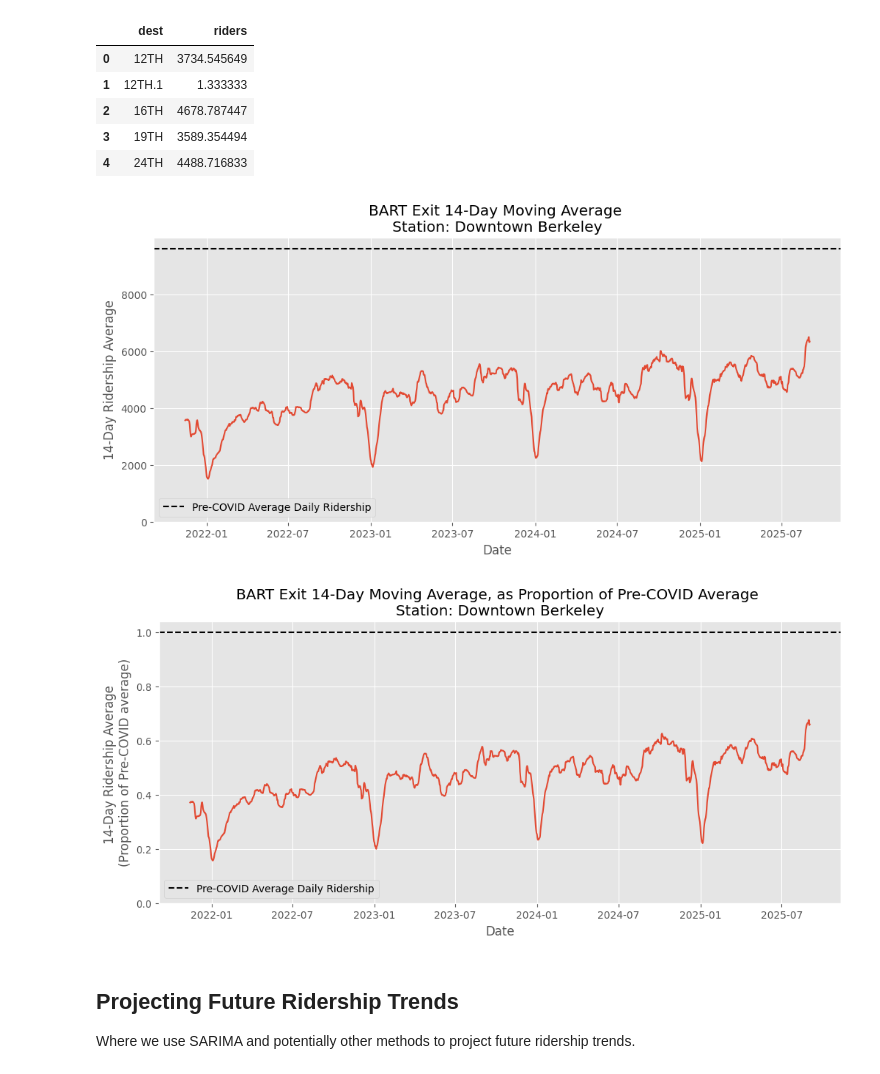
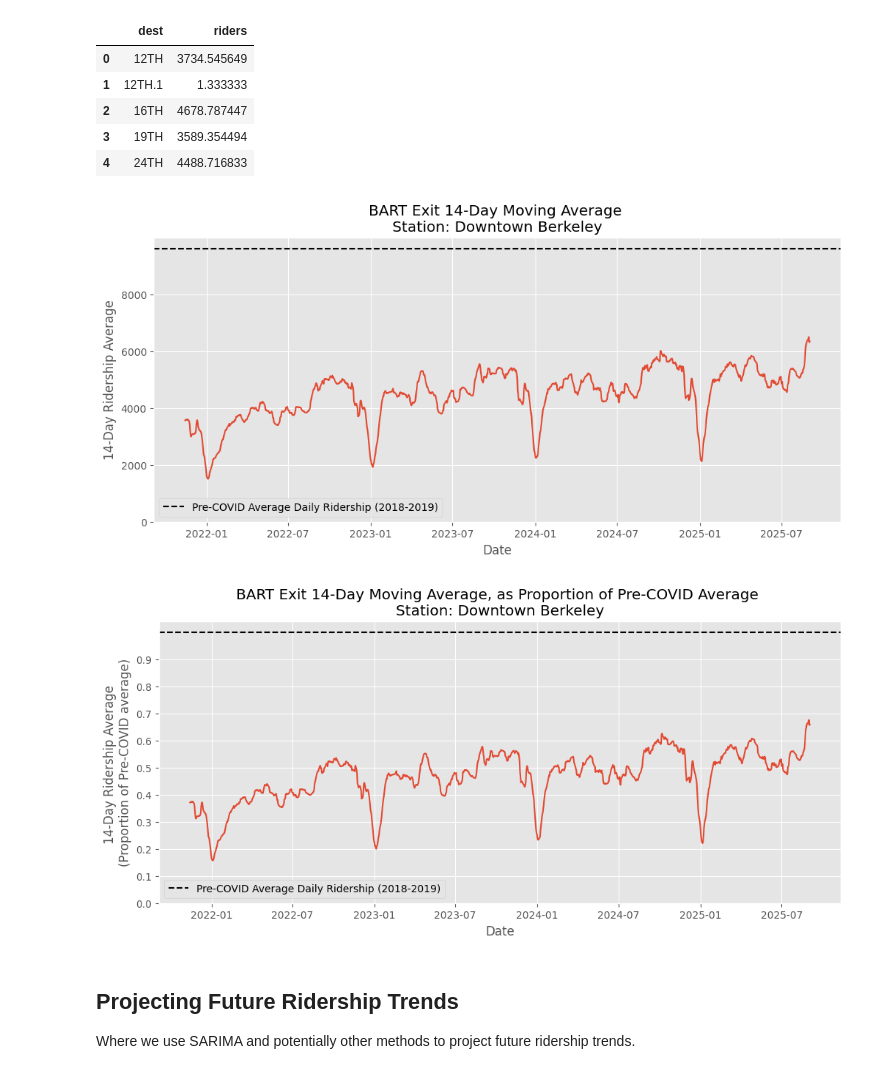
Before and after one commit to Hackquantumcpp/bart_ridership_analysis, a Jupyter notebook: 01-analysis.ipynb, the cells around one changed output. Drawn from its saved outputs; the diff is of its cells as text; code cells hidden in the pictures.

Commit message:
graph tweaks

```diff
--- a/01-analysis.ipynb
+++ b/01-analysis.ipynb
@@ -560,40 +560,41 @@ plt.plot(
 plt.xlabel('Date')
 plt.ylabel('14-Day Ridership Average')
 plt.title(f'BART Exit 14-Day Moving Average \nStation: {station_fullname}')
-plt.axhline(y = pre_cov_daily_avg, label='Pre-COVID Average Daily Ridership', color = 'black', linestyle = '--')
+plt.axhline(y = pre_cov_daily_avg, label='Pre-COVID Average Daily Ridership (2018-2019)', color = 'black', linestyle = '--')
 plt.ylim(bottom=0)
 plt.legend();
 # %% [output]
-[figure, old version]
+[figure, new version]
 # %%
 ## Same as above, but as a proportion/fraction of pre-COVID average
 
 ## All days
 pre_cov_stat = pre_covid_data[
     (pre_covid_data['dest'] == station) # & (~pre_covid_data['day_of_wk'].isin(['Sunday', 'Saturday']))
 ].groupby(['date']).agg({'riders': 'sum'}).reset_index()
 post_cov_stat = post_covid_data[
     (post_covid_data['dest'] == station) # & (~post_covid_data['day_of_wk'].isin(['Sunday', 'Saturday']))
 ].groupby(['date']).agg({'riders': 'sum'})# .reset_index()
 
 pre_cov_daily_avg = np.mean(pre_cov_stat['riders'])
 
 post_cov_rolling = post_cov_stat.rolling(14).mean().reset_index()[6:]
 post_cov_rolling['riders'] = post_cov_rolling['riders'] / pre_cov_daily_avg
 
 plt.figure(figsize=(12, 5))
 plt.plot(
     post_cov_rolling['date'],
     post_cov_rolling['riders']
 )
 plt.xlabel('Date')
 plt.ylabel('14-Day Ridership Average \n(Proportion of Pre-COVID average)')
 plt.title(f'BART Exit 14-Day Moving Average, as Proportion of Pre-COVID Average \nStation: {station_fullname}')
-plt.axhline(y = 1, label='Pre-COVID Average Daily Ridership', color = 'black', linestyle = '--')
+plt.axhline(y = 1, label='Pre-COVID Average Daily Ridership (2018-2019)', color = 'black', linestyle = '--')
 plt.ylim(bottom=0)
+plt.yticks(ticks=np.arange(start=0, stop=1, step=0.1))
 plt.legend();
 # %% [output]
-[figure, old version]
+[figure, new version]
 # %% [markdown]
 ## Projecting Future Ridership Trends
 Where we use SARIMA and potentially other methods to project future ridership trends.
```
Also changed, not shown: parts of 3 cells of this notebook.
